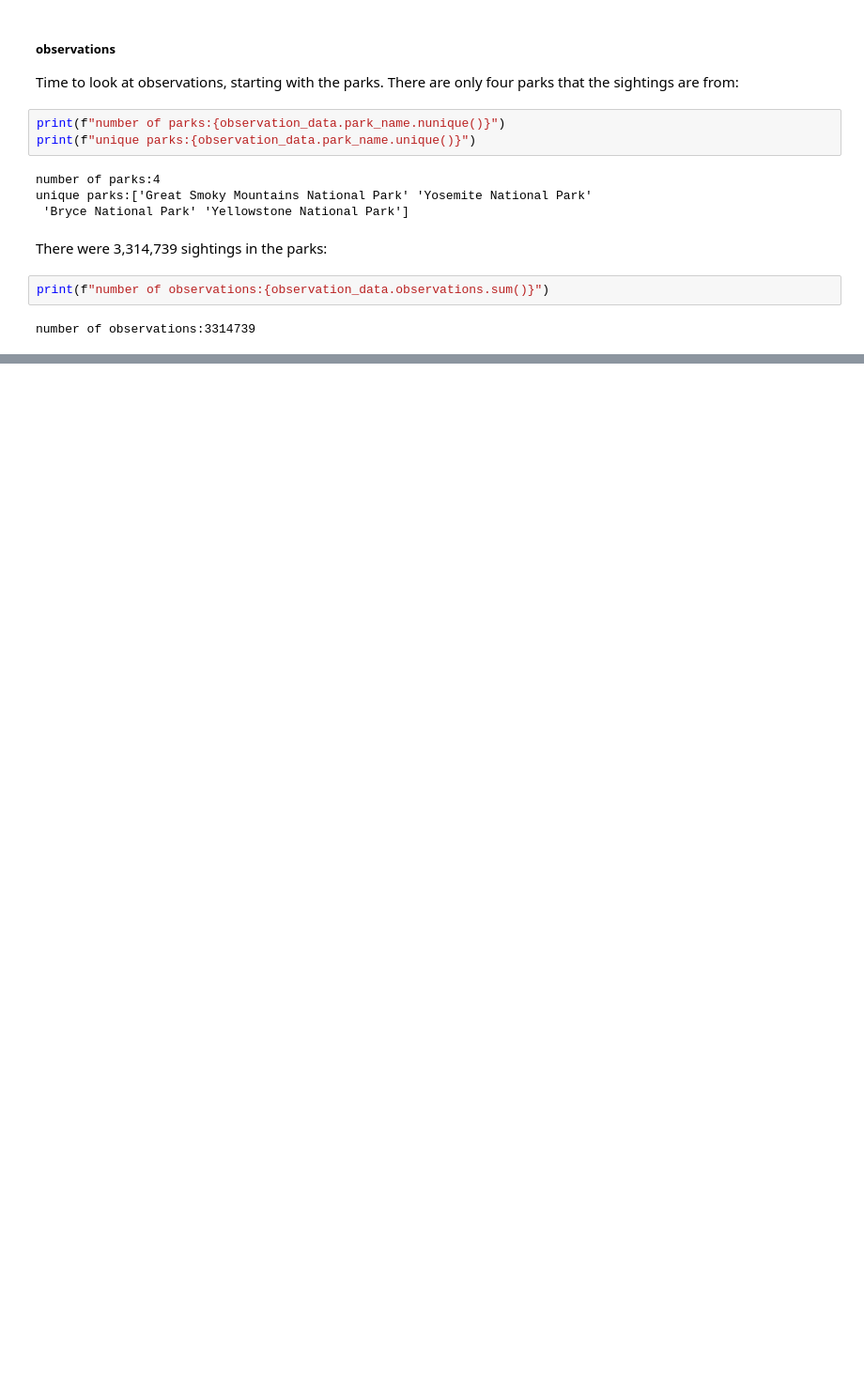
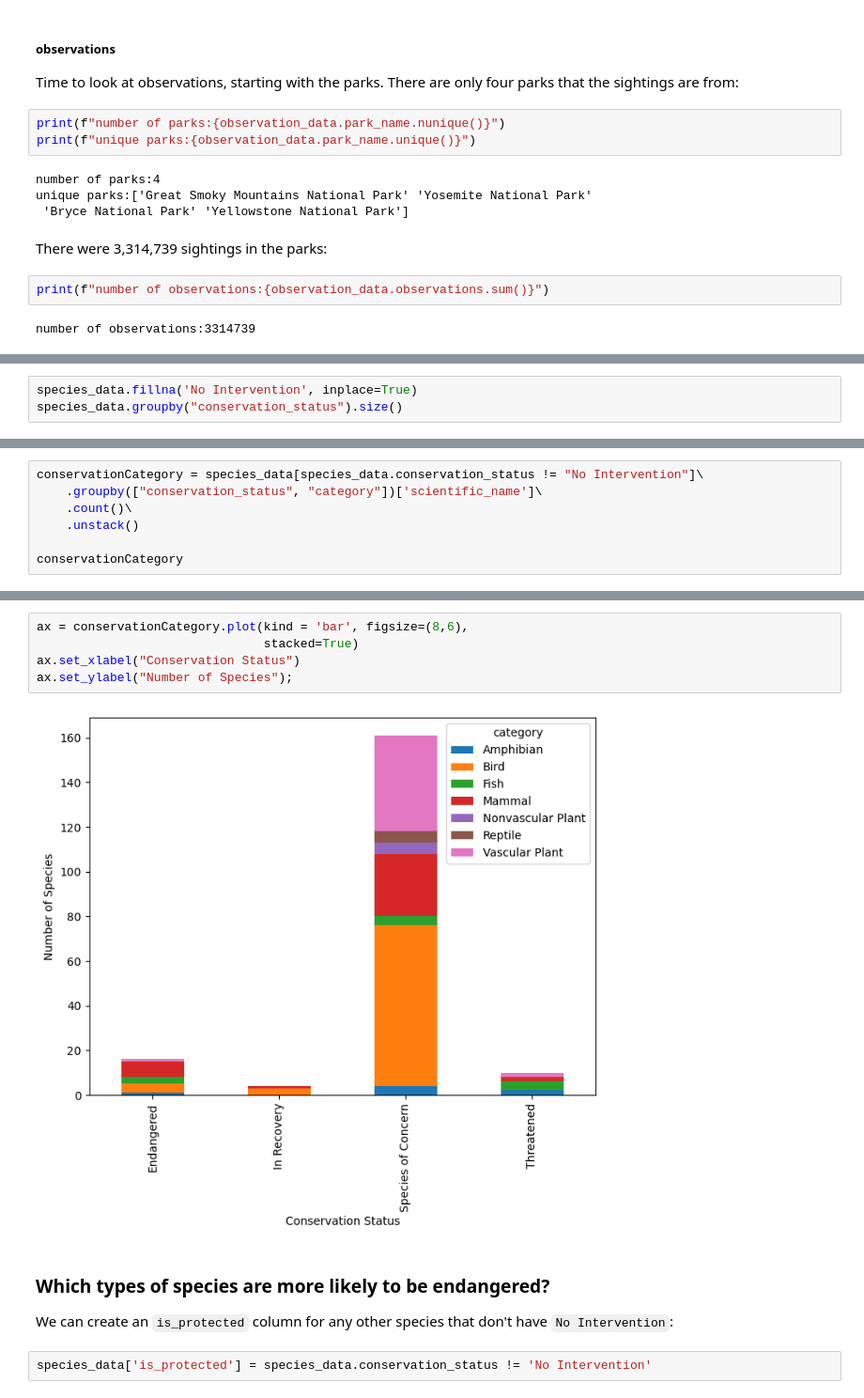
Before and after one commit to mustafasiddiqui/endangered-species-observations, a Jupyter notebook: biodiversity.ipynb, the cells around one changed output, grey strips where cells are left out. Shown at 94% size. Cells and saved outputs as stored; diff of their text form; blank space fills up the shorter version.

Commit message:
Analysis of data

```diff
--- a/biodiversity.ipynb
+++ b/biodiversity.ipynb
@@ -128,0 +139,3 @@ number of observations:3314739
+# %%
+species_data.fillna('No Intervention', inplace=True)
+species_data.groupby("conservation_status").size()
@@ -128,0 +152,7 @@ number of observations:3314739
+# %%
+conservationCategory = species_data[species_data.conservation_status != "No Intervention"]\
+    .groupby(["conservation_status", "category"])['scientific_name']\
+    .count()\
+    .unstack()
+
+conservationCategory
@@ -128,0 +166,13 @@ number of observations:3314739
+# %%
+ax = conservationCategory.plot(kind = 'bar', figsize=(8,6),
+                               stacked=True)
+ax.set_xlabel("Conservation Status")
+ax.set_ylabel("Number of Species");
+# %% [output]
+[figure, added]
+# %% [markdown]
+### Which types of species are more likely to be endangered?
+
+We can create an `is_protected` column for any other species that don't have `No Intervention`:
+# %%
+species_data['is_protected'] = species_data.conservation_status != 'No Intervention'
```
Also changed, not shown: parts of 9 cells of this notebook.
